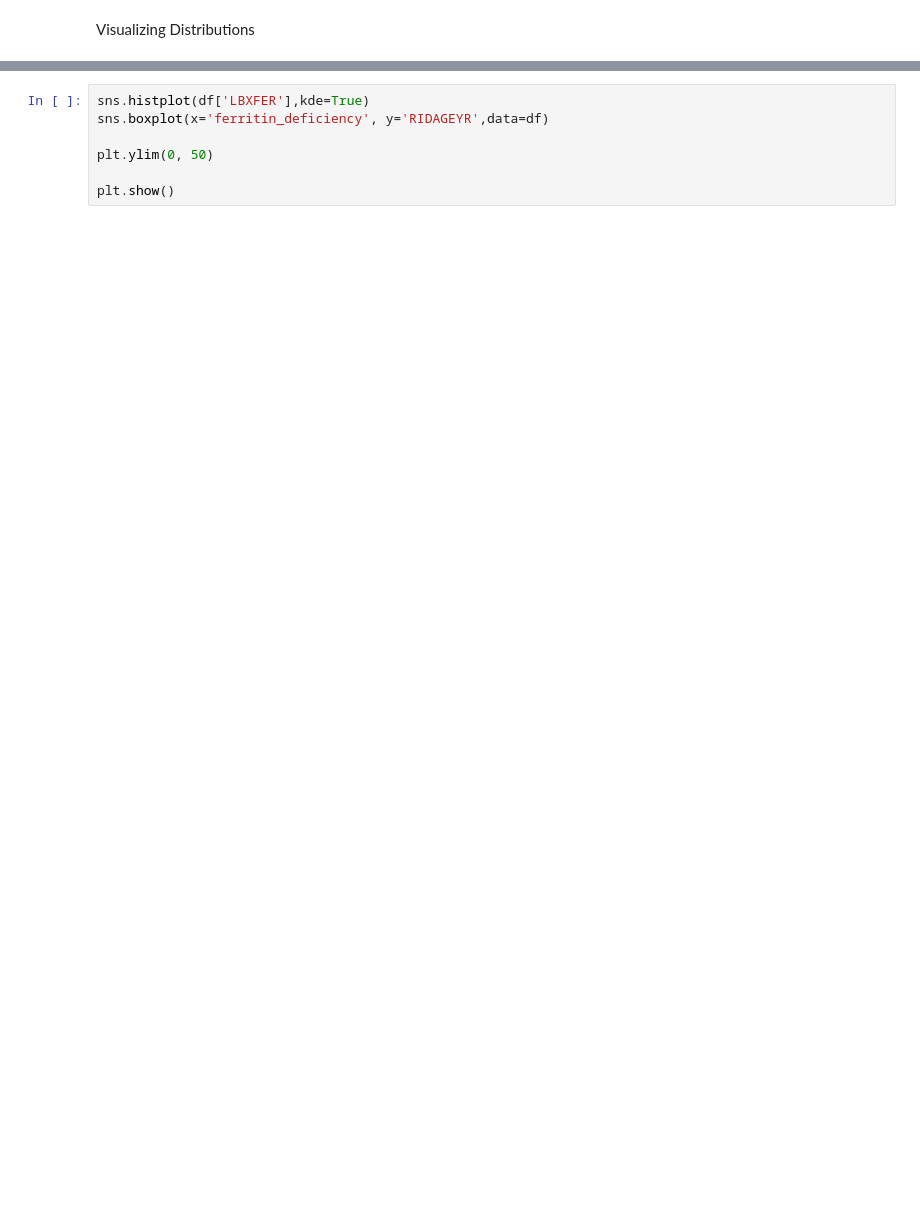
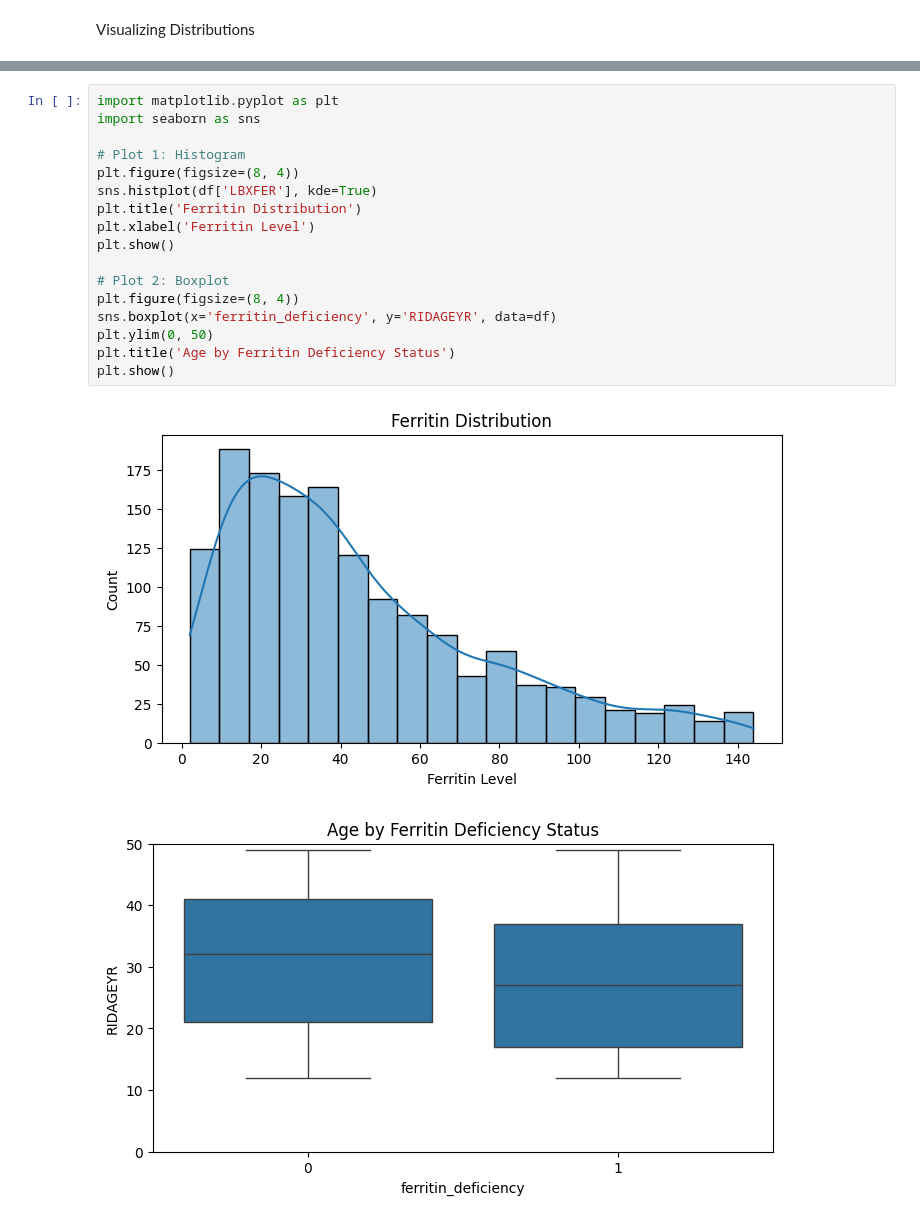
Before and after one commit to abbey-lasater/ferritin-risk-model, a Jupyter notebook: eda.ipynb, the cells around one changed output, grey strips where cells are left out. Saved outputs shown, nothing was run; the diff lists cells and outputs as text; blank space fills up the shorter version.

```diff
--- a/eda.ipynb
+++ b/eda.ipynb
@@ -109,7 +102,20 @@ plt.show()
 # %%
-sns.histplot(df['LBXFER'],kde=True)
-sns.boxplot(x='ferritin_deficiency', y='RIDAGEYR',data=df)
+import matplotlib.pyplot as plt
+import seaborn as sns
 
+# Plot 1: Histogram
+plt.figure(figsize=(8, 4))
+sns.histplot(df['LBXFER'], kde=True)
+plt.title('Ferritin Distribution')
+plt.xlabel('Ferritin Level')
+plt.show()
+
+# Plot 2: Boxplot
+plt.figure(figsize=(8, 4))
+sns.boxplot(x='ferritin_deficiency', y='RIDAGEYR', data=df)
 plt.ylim(0, 50)
-
+plt.title('Age by Ferritin Deficiency Status')
 plt.show()
+# %% [output]
+[figure, added]
+[figure, added]
```
Also changed, not shown: parts of 23 cells of this notebook, 2 other files.
